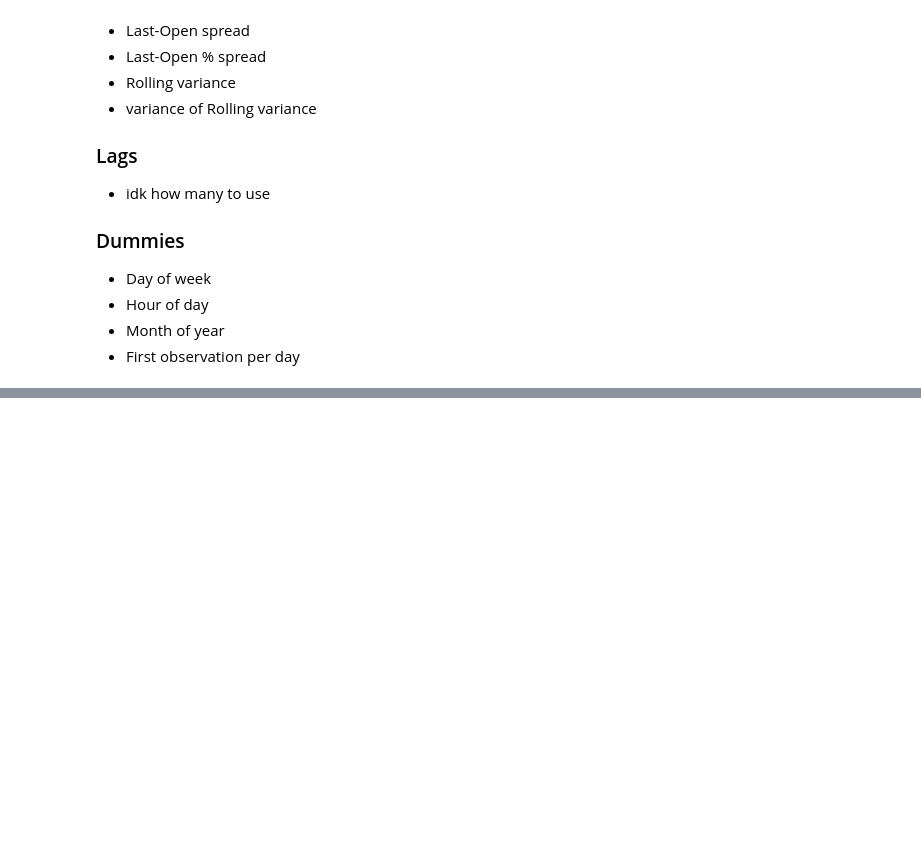
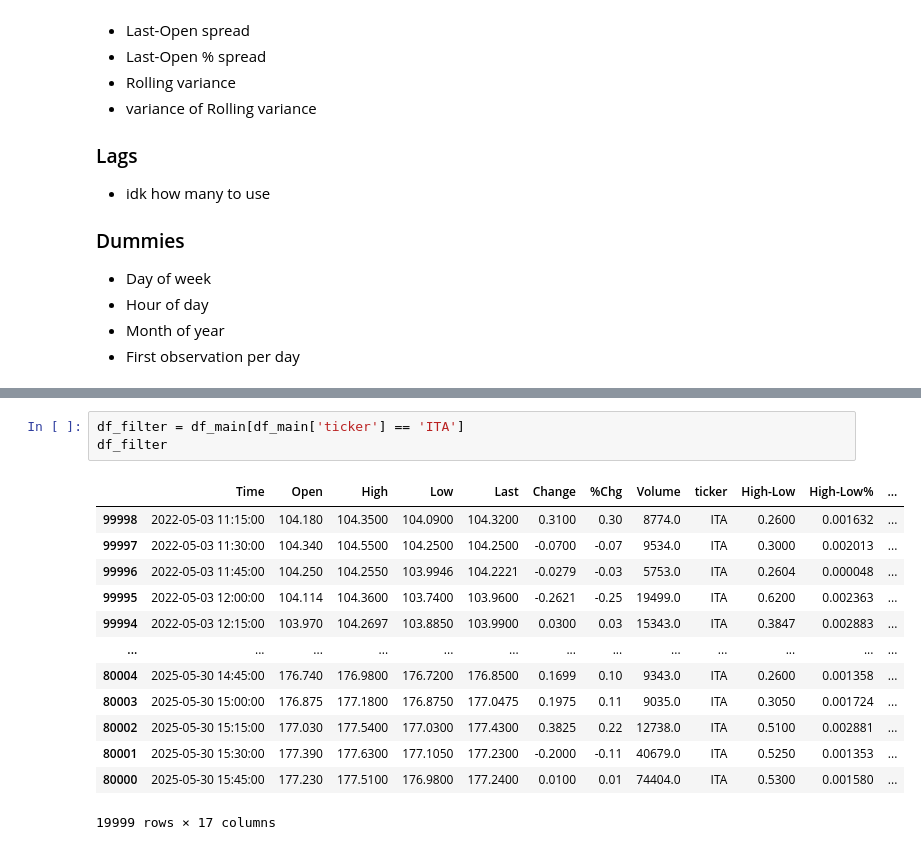
Before and after one commit to svanomm/sentiment-volume-forecasting, a Jupyter notebook: Scripts/04 Process Stock Data.ipynb, the cells around one changed output, grey strips where cells are left out. Cells and saved outputs as stored; diff of their text form; blank space fills up the shorter version.

```diff
--- a/Scripts/04 Process Stock Data.ipynb
+++ b/Scripts/04 Process Stock Data.ipynb
@@ -168,0 +181,17 @@ df_main
+# %%
+df_filter = df_main[df_main['ticker'] == 'ITA']
+df_filter
+# %% [output]
+|  | Time | Open | High | Low | Last | Change | %Chg | Volume | ticker | High-Low | High-Low% | ... |
+| 99998 | 2022-05-03 11:15:00 | 104.180 | 104.3500 | 104.0900 | 104.3200 | 0.3100 | 0.30 | 8774.0 | ITA | 0.2600 | 0.001632 | ... |
+| 99997 | 2022-05-03 11:30:00 | 104.340 | 104.5500 | 104.2500 | 104.2500 | -0.0700 | -0.07 | 9534.0 | ITA | 0.3000 | 0.002013 | ... |
+| 99996 | 2022-05-03 11:45:00 | 104.250 | 104.2550 | 103.9946 | 104.2221 | -0.0279 | -0.03 | 5753.0 | ITA | 0.2604 | 0.000048 | ... |
+| 99995 | 2022-05-03 12:00:00 | 104.114 | 104.3600 | 103.7400 | 103.9600 | -0.2621 | -0.25 | 19499.0 | ITA | 0.6200 | 0.002363 | ... |
+| 99994 | 2022-05-03 12:15:00 | 103.970 | 104.2697 | 103.8850 | 103.9900 | 0.0300 | 0.03 | 15343.0 | ITA | 0.3847 | 0.002883 | ... |
+| ... | ... | ... | ... | ... | ... | ... | ... | ... | ... | ... | ... | ... |
+| 80004 | 2025-05-30 14:45:00 | 176.740 | 176.9800 | 176.7200 | 176.8500 | 0.1699 | 0.10 | 9343.0 | ITA | 0.2600 | 0.001358 | ... |
+| 80003 | 2025-05-30 15:00:00 | 176.875 | 177.1800 | 176.8750 | 177.0475 | 0.1975 | 0.11 | 9035.0 | ITA | 0.3050 | 0.001724 | ... |
+| 80002 | 2025-05-30 15:15:00 | 177.030 | 177.5400 | 177.0300 | 177.4300 | 0.3825 | 0.22 | 12738.0 | ITA | 0.5100 | 0.002881 | ... |
+| 80001 | 2025-05-30 15:30:00 | 177.390 | 177.6300 | 177.1050 | 177.2300 | -0.2000 | -0.11 | 40679.0 | ITA | 0.5250 | 0.001353 | ... |
+| 80000 | 2025-05-30 15:45:00 | 177.230 | 177.5100 | 176.9800 | 177.2400 | 0.0100 | 0.01 | 74404.0 | ITA | 0.5300 | 0.001580 | ... |
+19999 rows × 17 columns
```
Also changed, not shown: parts of 11 cells of this notebook.
